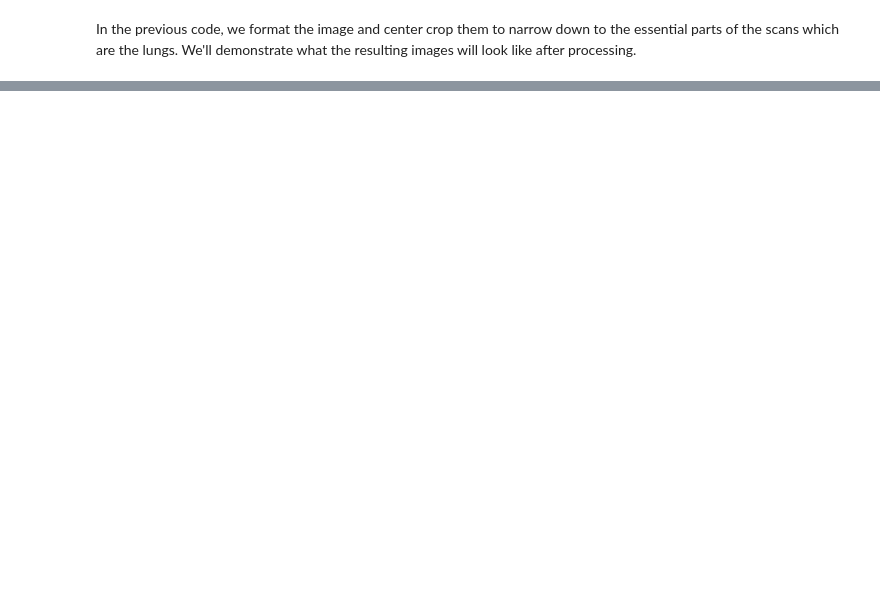
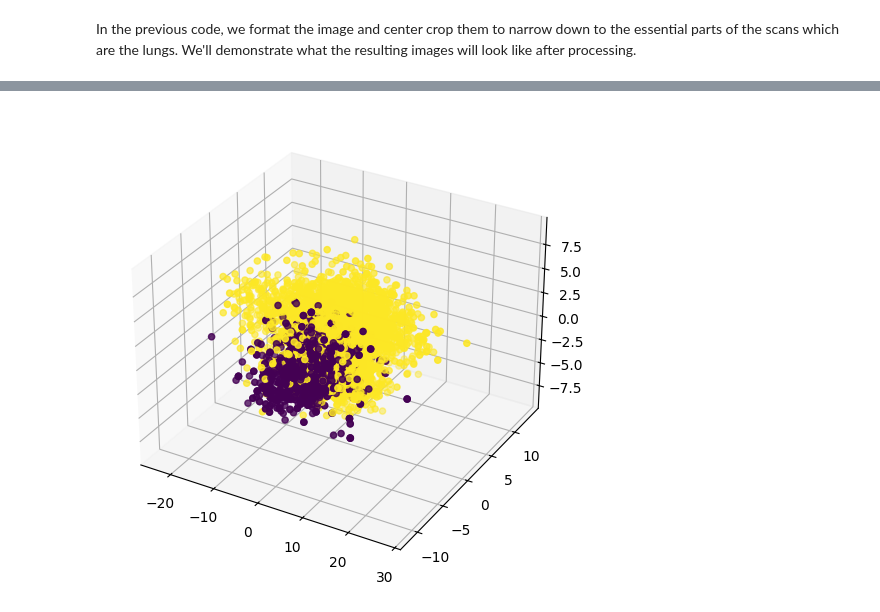
Before and after one commit to Az-r-ow/zoidberg, a Jupyter notebook: main.ipynb, the cells around one changed output, grey strips where cells are left out. Drawn from its saved outputs; the diff is of its cells as text; code cells hidden in the pictures; blank space fills up the shorter version.

```diff
--- a/main.ipynb
+++ b/main.ipynb
@@ -302,0 +352,16 @@ display_images(examples, 2, 4)
+# %%
+from sklearn.decomposition import PCA
+
+pca = PCA(n_components=3)
+x_train_pca_3 = pca.fit_transform(x_train.to_list())
+# %%
+
+# Assuming X_3d is your 3D data array and labels is your corresponding labels array
+
+fig = plt.figure(figsize=(8, 6))
+ax = fig.add_subplot(111, projection='3d')
+
+ax.scatter(x_train_pca_3[:, 0], x_train_pca_3[:, 1] ,x_train_pca_3[:, 2], c=y_train, cmap='viridis')
+plt.show()
+# %% [output]
+[figure, added]
```
Also changed, not shown: parts of 9 cells of this notebook, 2 other files.
